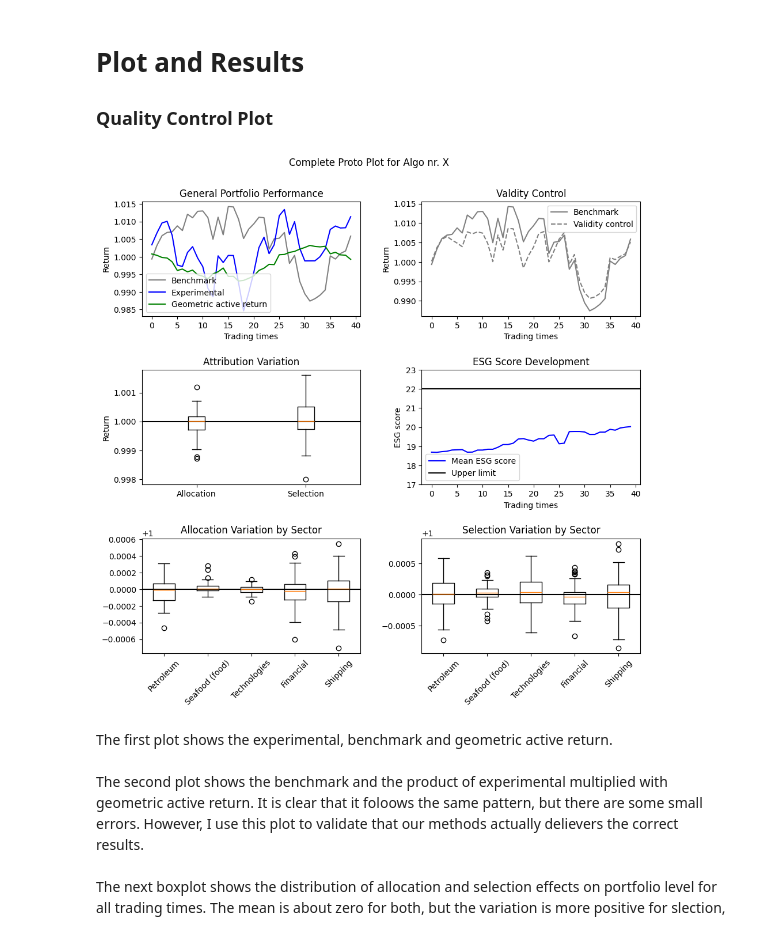
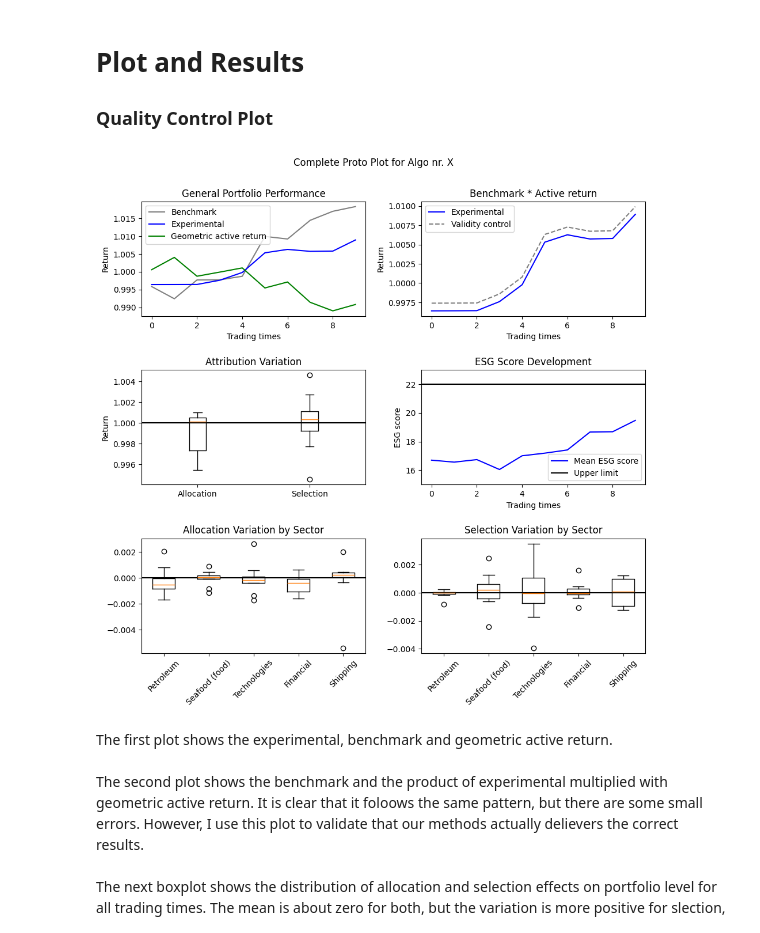
Before and after one commit to DataJakob/BBAN5000-Master-Thesis, a Jupyter notebook: src/testx2.ipynb, the cells around one changed output. Saved outputs shown, nothing was run; the diff lists cells and outputs as text; code cells hidden in the pictures.

```diff
--- a/src/testx2.ipynb
+++ b/src/testx2.ipynb
@@ -33,10 +33,10 @@ from Menchero_OGA import MencheroOGA as MOGA
 <h2> 2. Define experimental variables </h2>
 # %%
 # Define number of trades
-trading_n = 40
+trading_n = 10
 
 # Define number of days used to calcualte MPT
-history_usage = 100
+history_usage = 10
 
 num_sectors = 5
 num_stocks_peer_sector = 4
@@ -109,7 +109,7 @@ benchmark.frequency_optimizing()
 # Naive experimental portfolio
 ew = [np.repeat(1/20, 20) for i in range(trading_n)]
 # Analysis
-analysis = MOGA(data.returns, benchmark.frequency_weights, ew)
+analysis = MOGA(data.returns, benchmark.frequency_weights[-trading_n:], ew)
 # Frequency analysis
 analysis.frequency_analyser()
 # %% [output]
@@ -121,6 +127,6 @@ analysis.frequency_analyser()
 # %%
 #Manual fixing weights
-bw = [benchmark.frequency_weights[i][0] for i in range(trading_n)]
+bw = [benchmark.frequency_weights[-trading_n + i][0] for i in range(trading_n)]
 
 # Manual fixing returns
 return_array =  [pd.Series(stock) for sector in data.returns for stock in sector]
@@ -141,10 +147,11 @@ active_return = np.cumprod(analysis.allocation_effects*analysis.selection_effect
 # %%
 # Recollect effects from sector level to portfolio level
 port_all = analysis.allocation_effects.reshape(-1,num_sectors)
-port_all_prod = [np.prod(port_all[i]) for i in range(len(port_all))]
+port_all_prod = [np.prod(port_all[i]+1) for i in range(len(port_all))]
 
 port_sel = analysis.selection_effects.reshape(-1,num_sectors)
-port_sel_prod = [np.prod(port_sel[i]) for i in range(len(port_sel))]
+port_sel_prod = [np.prod(port_sel[i]+1) for i in range(len(port_sel))]
 
 # Cumulative product of  active return, calcualted by effects
-total = np.cumprod([port_sel_prod[i]*port_all_prod[i] for i in range(trading_n)])
+# active_return = np.cumprod([port_sel_prod[i]*port_all_prod[i] for i in range(trading_n)])
+active_return = np.cumprod([port_sel_prod[i]*port_all_prod[i] for i in range(trading_n)])
@@ -159,51 +179,50 @@ average_esg = [bw[i]@esg_scores for i in range(trading_n)]
 bigfig, ax = plt.subplots(3,2,figsize=(10,10))
 ax[0,0].plot(bg, color="grey", label="Benchmark")
 ax[0,0].plot(eg, color="blue", label="Experimental")
-ax[0,0].plot(total, color="green", label= "Geometric active return")
+ax[0,0].plot(active_return, color="green", label= "Geometric active return")
 ax[0,0].set_ylabel("Return")
 ax[0,0].set_xlabel("Trading times")
 ax[0,0].set_title('General Portfolio Performance')
 ax[0,0].legend()
 
-ax[0,1].plot(bg, color="grey", label="Benchmark")
-ax[0,1].plot(bg*total, color="grey", linestyle="--", label="Validity control")
+ax[0,1].plot(eg, color="blue", label="Experimental")
+ax[0,1].plot((bg*active_return)+(0.001*(bg*active_return)), color="grey", linestyle="--", label="Validity control")
 ax[0,1].set_ylabel("Return")
 ax[0,1].set_xlabel("Trading times")
-ax[0,1].set_title('Valdity Control')
+ax[0,1].set_title('Benchmark * Active return')
 ax[0,1].legend()
 
 data_arrays = [port_all_prod, port_sel_prod]
 data_labels = ["Allocation", "Selection"]
 ax[1,0].boxplot(data_arrays, tick_labels=data_labels)
 ax[1,0].axhline(y=1, color="black")
 ax[1,0].set_ylabel("Return")
 ax[1,0].set_title('Attribution Variation')
 
 ax[1,1].plot(average_esg, color="blue", label="Mean ESG score")
 ax[1,1].axhline(y=22, color='black', linestyle='-', label="Upper limit")
-ax[1,1].set_ylim(17,23)
+ax[1,1].set_ylim(15,23)
 ax[1,1].set_ylabel("ESG score")
 ax[1,1].set_xlabel("Trading times")
 ax[1, 1].set_title('ESG Score Development')
 ax[1,1].legend()
 
 ax[2,0].boxplot(port_all)
-ax[2,0].axhline(y=1, color="black")
+ax[2,0].axhline(y=0, color="black")
 ax[2,0].set_xticklabels(ticker_df.columns, rotation=45)
 ax[2,0].set_title('Allocation Variation by Sector')
 
-
 ax[2,1].boxplot(port_sel)
-ax[2,1].axhline(y=1, color="black")
+ax[2,1].axhline(y=0, color="black")
 ax[2,1].set_xticklabels(ticker_df.columns, rotation=45)
 ax[2,1].set_title('Selection Variation by Sector')
 
 plt.suptitle('Complete Proto Plot for Algo nr. X', fontsize=12)
 bigfig.tight_layout(pad=2.0)
 plt.show()
 # plt.close()
 # %% [output]
-[figure, old version]
+[figure, new version]
 # %% [markdown]
 The first plot shows the experimental, benchmark and geometric active return.
 <br>
```
Also changed, not shown: parts of 12 cells of this notebook, 2 other files.
